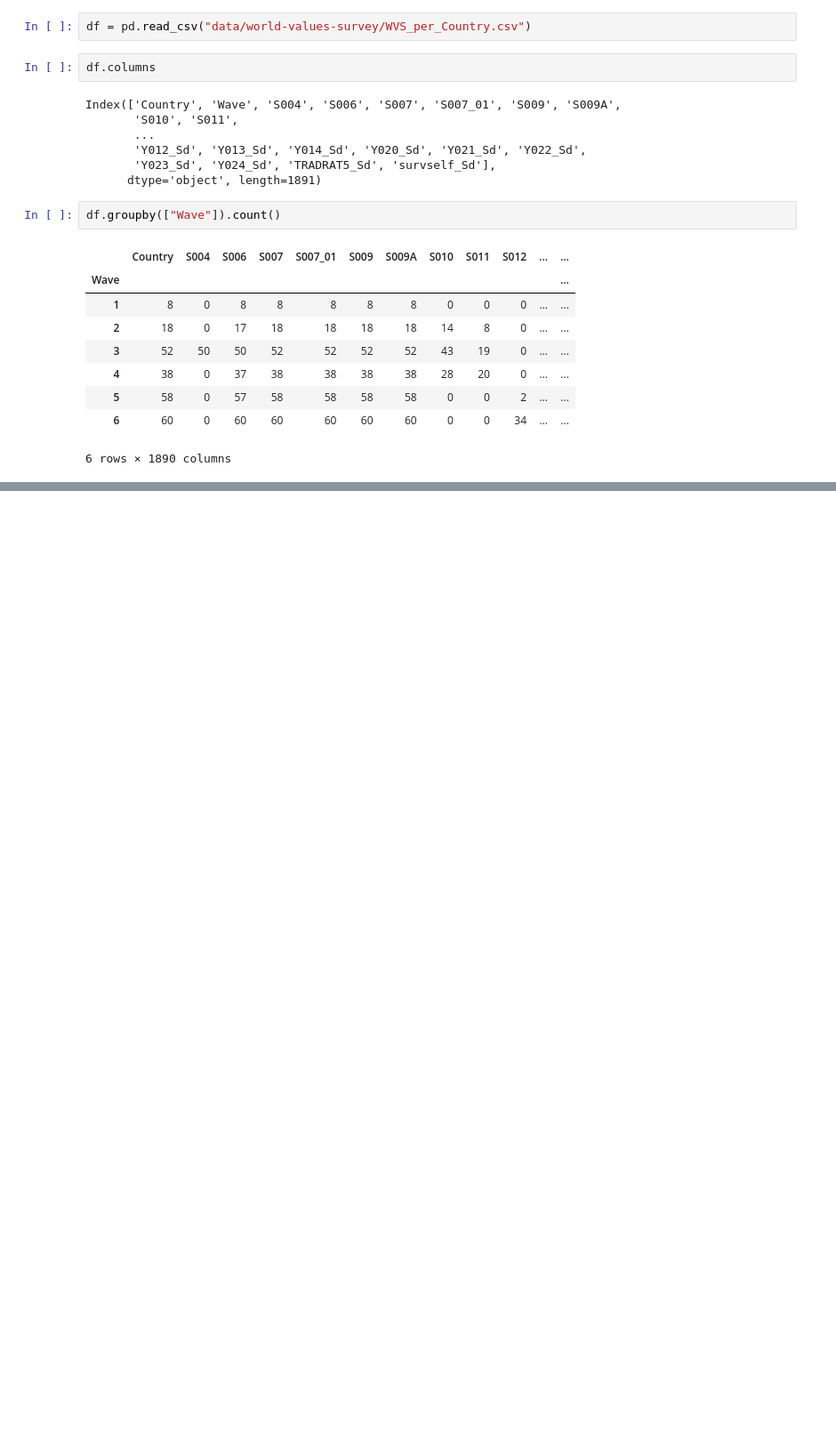
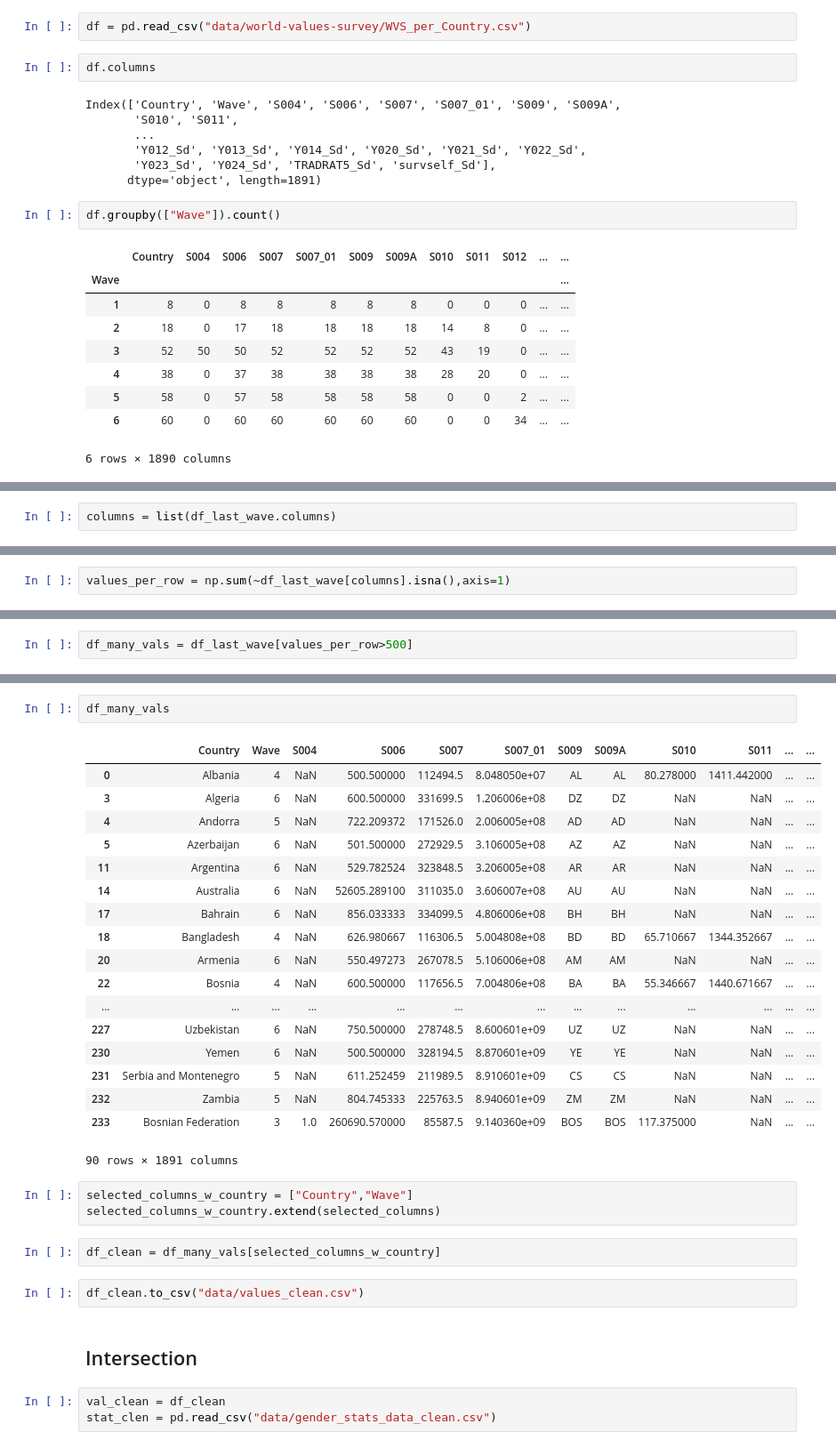
Before and after one commit to ronenabr/hackextend, a Jupyter notebook: clean_values.ipynb, the cells around one changed output, grey strips where cells are left out. Shown: that part at 89% size. Saved outputs shown, nothing was run; the diff lists cells and outputs as text; blank space fills up the shorter version.

Commit message:
Clean data

```diff
--- a/clean_values.ipynb
+++ b/clean_values.ipynb
@@ -47,0 +57,2 @@ df.groupby(["Country"]).count()
+# %%
+columns = list(df_last_wave.columns)
@@ -47,0 +62,2 @@ df.groupby(["Country"]).count()
+# %%
+values_per_row = np.sum(~df_last_wave[columns].isna(),axis=1)
@@ -47,0 +88,2 @@ df.groupby(["Country"]).count()
+# %%
+df_many_vals = df_last_wave[values_per_row>500]
@@ -47,0 +136,33 @@ df.groupby(["Country"]).count()
+# %%
+df_many_vals
+# %% [output]
+|  | Country | Wave | S004 | S006 | S007 | S007_01 | S009 | S009A | S010 | S011 | ... | ... |
+| 0 | Albania | 4 | NaN | 500.500000 | 112494.5 | 8.048050e+07 | AL | AL | 80.278000 | 1411.442000 | ... | ... |
+| 3 | Algeria | 6 | NaN | 600.500000 | 331699.5 | 1.206006e+08 | DZ | DZ | NaN | NaN | ... | ... |
+| 4 | Andorra | 5 | NaN | 722.209372 | 171526.0 | 2.006005e+08 | AD | AD | NaN | NaN | ... | ... |
+| 5 | Azerbaijan | 6 | NaN | 501.500000 | 272929.5 | 3.106005e+08 | AZ | AZ | NaN | NaN | ... | ... |
+| 11 | Argentina | 6 | NaN | 529.782524 | 323848.5 | 3.206005e+08 | AR | AR | NaN | NaN | ... | ... |
+| 14 | Australia | 6 | NaN | 52605.289100 | 311035.0 | 3.606007e+08 | AU | AU | NaN | NaN | ... | ... |
+| 17 | Bahrain | 6 | NaN | 856.033333 | 334099.5 | 4.806006e+08 | BH | BH | NaN | NaN | ... | ... |
+| 18 | Bangladesh | 4 | NaN | 626.980667 | 116306.5 | 5.004808e+08 | BD | BD | 65.710667 | 1344.352667 | ... | ... |
+| 20 | Armenia | 6 | NaN | 550.497273 | 267078.5 | 5.106006e+08 | AM | AM | NaN | NaN | ... | ... |
+| 22 | Bosnia | 4 | NaN | 600.500000 | 117656.5 | 7.004806e+08 | BA | BA | 55.346667 | 1440.671667 | ... | ... |
+| ... | ... | ... | ... | ... | ... | ... | ... | ... | ... | ... | ... | ... |
+| 227 | Uzbekistan | 6 | NaN | 750.500000 | 278748.5 | 8.600601e+09 | UZ | UZ | NaN | NaN | ... | ... |
+| 230 | Yemen | 6 | NaN | 500.500000 | 328194.5 | 8.870601e+09 | YE | YE | NaN | NaN | ... | ... |
+| 231 | Serbia and Montenegro | 5 | NaN | 611.252459 | 211989.5 | 8.910601e+09 | CS | CS | NaN | NaN | ... | ... |
+| 232 | Zambia | 5 | NaN | 804.745333 | 225763.5 | 8.940601e+09 | ZM | ZM | NaN | NaN | ... | ... |
+| 233 | Bosnian Federation | 3 | 1.0 | 260690.570000 | 85587.5 | 9.140360e+09 | BOS | BOS | 117.375000 | NaN | ... | ... |
+90 rows × 1891 columns
+# %%
+selected_columns_w_country = ["Country","Wave"]
+selected_columns_w_country.extend(selected_columns)
+# %%
+df_clean = df_many_vals[selected_columns_w_country]
+# %%
+df_clean.to_csv("data/values_clean.csv")
+# %% [markdown]
+## Intersection
+# %%
+val_clean = df_clean
+stat_clen = pd.read_csv("data/gender_stats_data_clean.csv")
```
Also changed, not shown: parts of 26 cells of this notebook, 3 other files.
